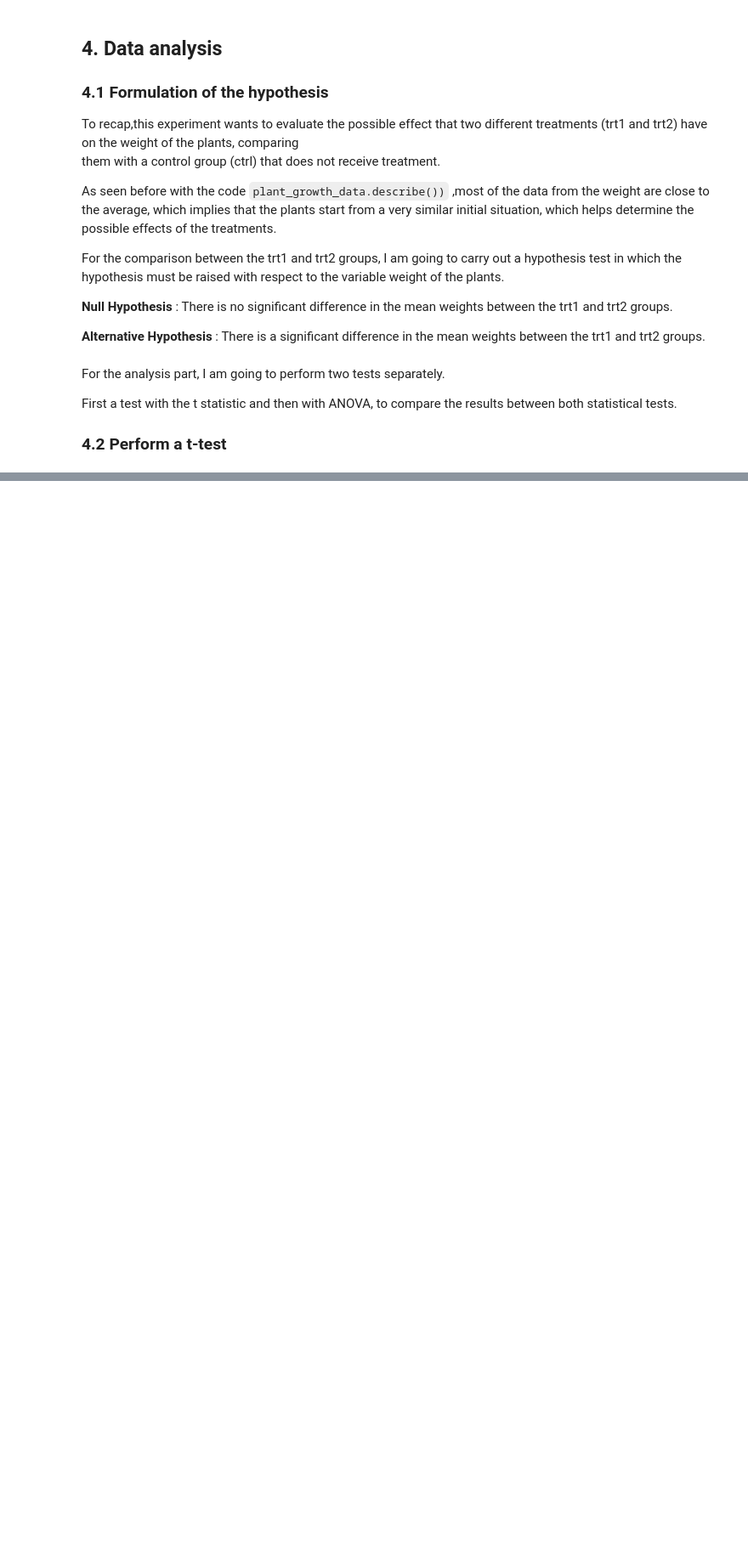
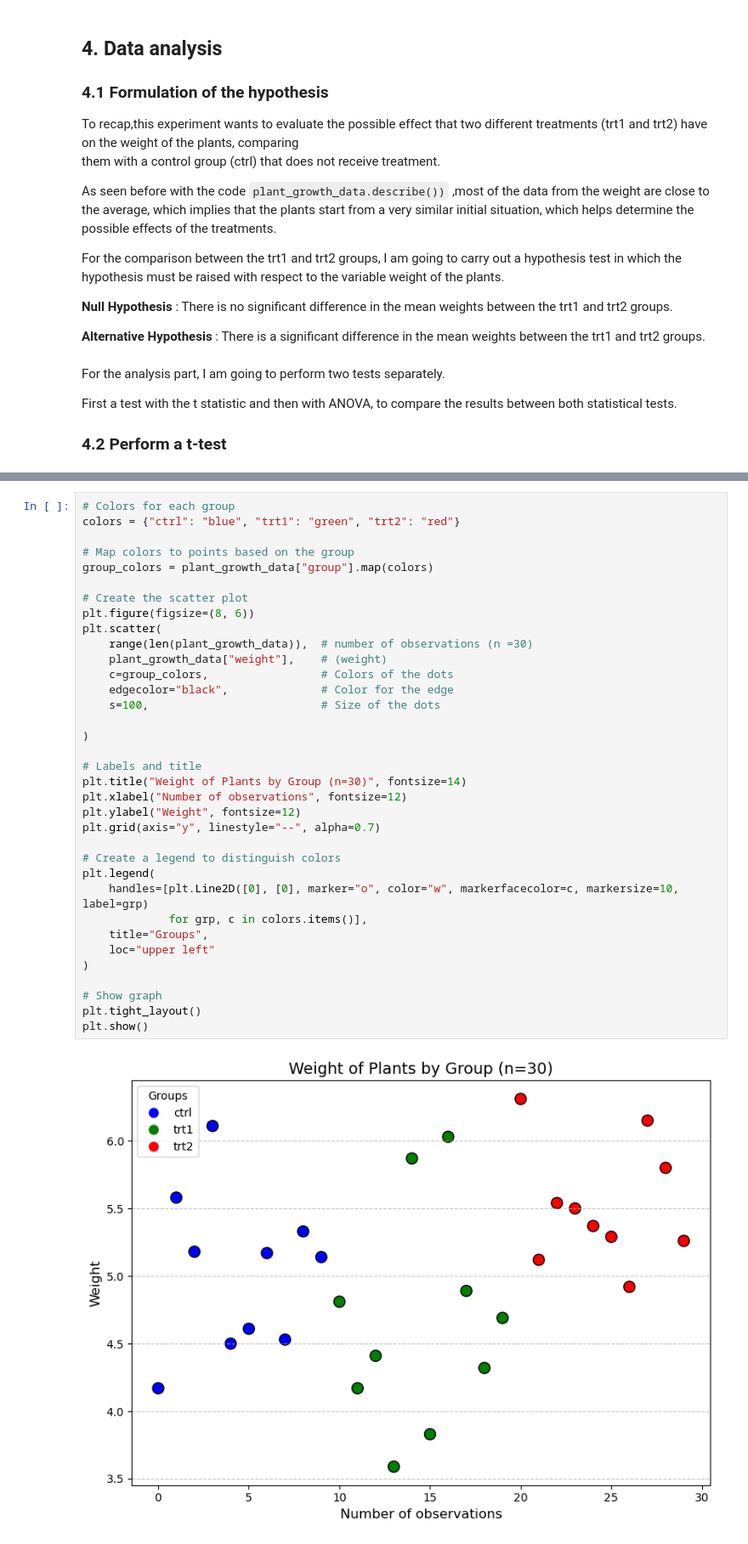
Before and after one commit to jalaca91/applied-statistics, a Jupyter notebook: project.ipynb, the cells around one changed output, grey strips where cells are left out. Shown at 85% size. Cells and saved outputs as stored; diff of their text form; blank space fills up the shorter version.

Commit message:
scatter plot t test

```diff
--- a/project.ipynb
+++ b/project.ipynb
@@ -242,3 +245,40 @@ The decision based on the obtained p-value is: Reject H_0
+# %%
+# Colors for each group
+colors = {"ctrl": "blue", "trt1": "green", "trt2": "red"}
+
+# Map colors to points based on the group
+group_colors = plant_growth_data["group"].map(colors)
+
+# Create the scatter plot
+plt.figure(figsize=(8, 6))
+plt.scatter(
+    range(len(plant_growth_data)),  # number of observations (n =30)
+    plant_growth_data["weight"],    # (weight)
+    c=group_colors,                 # Colors of the dots
+    edgecolor="black",              # Color for the edge
+    s=100,                          # Size of the dots
+
+)
+
+# Labels and title
+plt.title("Weight of Plants by Group (n=30)", fontsize=14)
+plt.xlabel("Number of observations", fontsize=12)
+plt.ylabel("Weight", fontsize=12)
+plt.grid(axis="y", linestyle="--", alpha=0.7)
+
+# Create a legend to distinguish colors
+plt.legend(
+    handles=[plt.Line2D([0], [0], marker="o", color="w", markerfacecolor=c, markersize=10, label=grp)
+             for grp, c in colors.items()],
+    title="Groups",
+    loc="upper left"
+)
+
+# Show graph
+plt.tight_layout()
+plt.show()
+# %% [output]
+[figure, added]
 # %% [markdown]
 ***
 ## References
```
Also changed, not shown: parts of 4 cells of this notebook.
